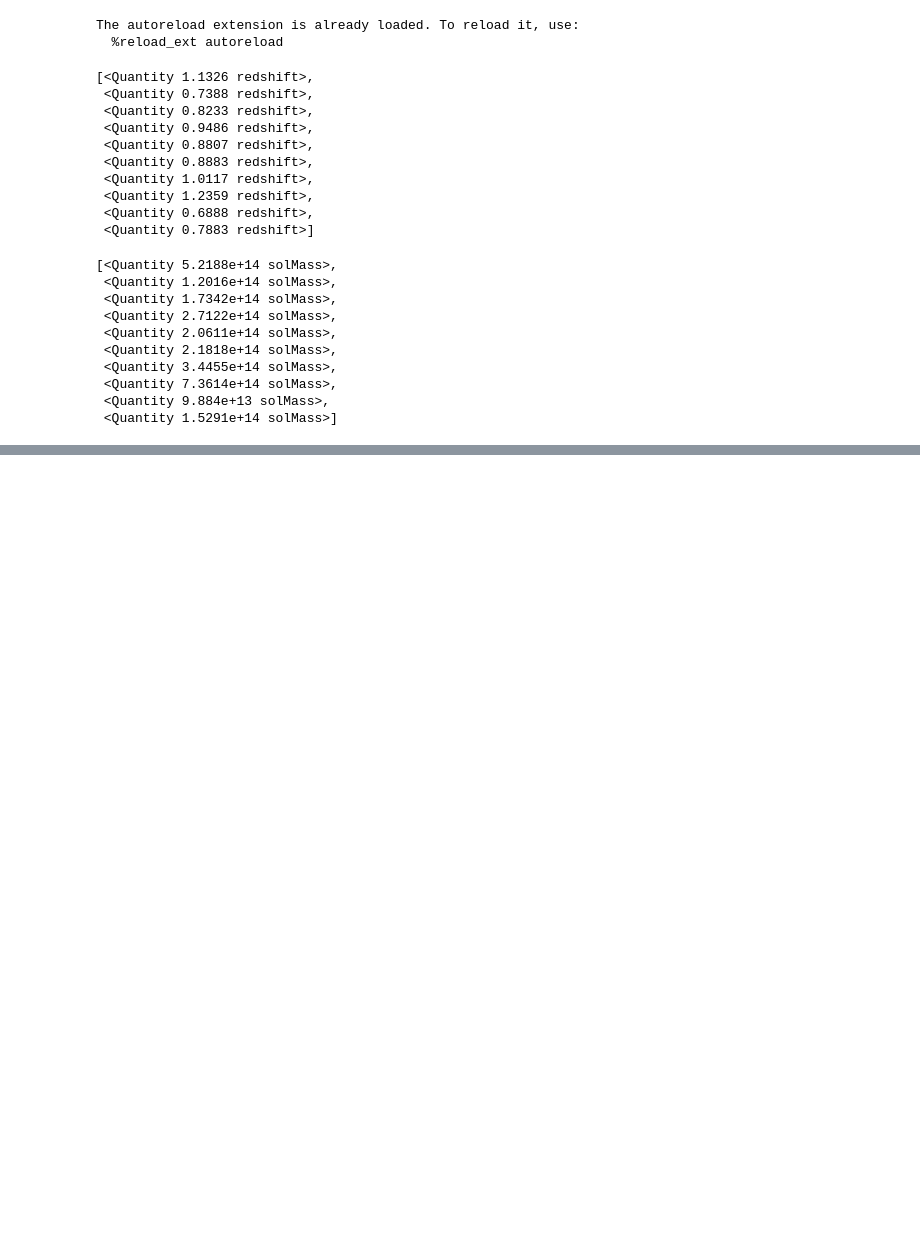
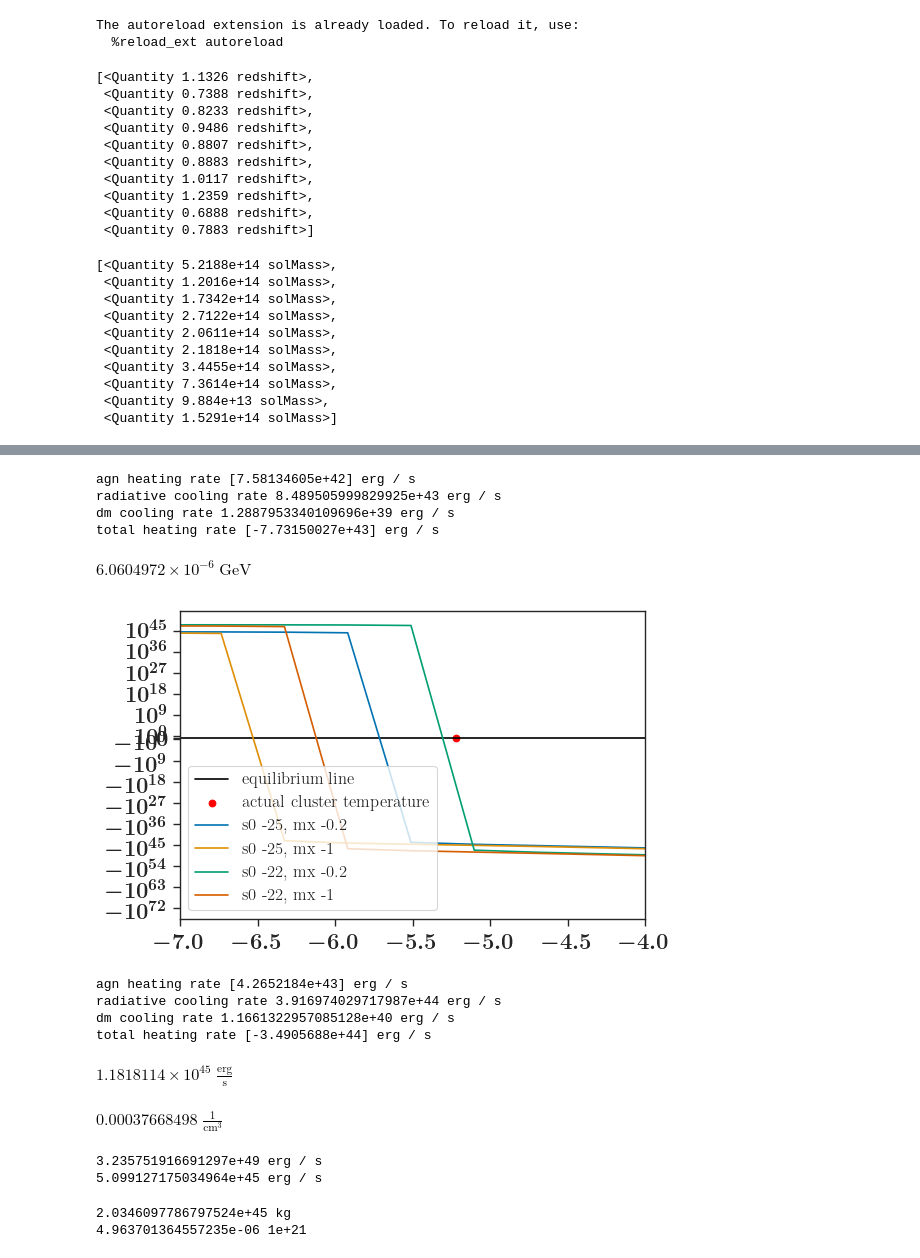
Before and after one commit to eleanorstuart/thermo-idm, a Jupyter notebook: mcmc_iqbal_agn.ipynb, the cells around one changed output, grey strips where cells are left out. Saved outputs shown, nothing was run; the diff lists cells and outputs as text; code cells hidden in the pictures; blank space fills up the shorter version.

```diff
--- a/mcmc_iqbal_agn.ipynb
+++ b/mcmc_iqbal_agn.ipynb
@@ -99,0 +74,75 @@ $[1 \times 10^{-5},~1.2045035 \times 10^{-5},~1.4508288 \times 10^{-5},~1.747528
+# %%
+cls=clusters[3]
+print('agn heating rate', cls.eff_agn_heating_rate)
+print('radiative cooling rate', cls.radiative_cooling_rate())
+s0=10**-30 *u.cm**2
+m_chi=10**-2 *u.GeV
+print('dm cooling rate', dm_cooling_rate(cls.baryon_temp, cls, s0, m_chi))
+
+print('total heating rate', cls.eff_agn_heating_rate
+      - cls.radiative_cooling_rate()
+      - dm_cooling_rate(cls.baryon_temp, cls, s0, m_chi))
+# %% [output]
+agn heating rate [7.58134605e+42] erg / s
+radiative cooling rate 8.489505999829925e+43 erg / s
+dm cooling rate 1.2887953340109696e+39 erg / s
+total heating rate [-7.73150027e+43] erg / s
+# %%
+log_Tbs=np.linspace(-10, 10)
+cls=clusters[7]
+
+plt.yscale('symlog')
+plt.xlim(-7,-4)
+
+plt.plot([-10,10], [0,0], color='black', label='equilibrium line')
+plt.scatter(np.log10(cls.baryon_temp.value),0, color='red', label='actual cluster temperature')
+#plt.plot(log_Tbs, equil(log_Tbs, cls, -25, -0.2), label='s0 -25, mx -0.2')
+#plt.plot(log_Tbs, equil(log_Tbs, cls, -25, -1), label='s0 -25, mx -1')
+plt.plot(log_Tbs, equil(log_Tbs, cls, -25, -0.2), label='s0 -25, mx -0.2')
+plt.plot(log_Tbs, equil(log_Tbs, cls, -25, -1), label='s0 -25, mx -1')
+plt.plot(log_Tbs, equil(log_Tbs, cls, -22, -0.2), label='s0 -22, mx -0.2')
+plt.plot(log_Tbs, equil(log_Tbs, cls, -22, -1), label='s0 -22, mx -1')
+
+
+plt.legend(loc='lower left')
+cls.baryon_temp
+# %% [output]
+$6.0604972 \times 10^{-6} \; \mathrm{GeV}$
+[figure, added]
+# %%
+cls=clusters[7]
+print('agn heating rate', cls.eff_agn_heating_rate)
+print('radiative cooling rate', cls.radiative_cooling_rate())
+s0=10**-30 *u.cm**2
+m_chi=10**-2 *u.GeV
+print('dm cooling rate', dm_cooling_rate(cls.baryon_temp, cls, s0, m_chi))
+
+print('total heating rate', cls.eff_agn_heating_rate
+      - cls.radiative_cooling_rate()
+      - dm_cooling_rate(cls.baryon_temp, cls, s0, m_chi))
+# %% [output]
+agn heating rate [4.2652184e+43] erg / s
+radiative cooling rate 3.916974029717987e+44 erg / s
+dm cooling rate 1.1661322957085128e+40 erg / s
+total heating rate [-3.4905688e+44] erg / s
+# %%
+clusters[7].L500.to(u.erg/u.s)
+# %% [output]
+$1.1818114 \times 10^{45} \; \mathrm{\frac{erg}{s}}$
+# %%
+clusters[7].n_e
+# %% [output]
+$0.00037668498 \; \mathrm{\frac{1}{cm^{3}}}$
+# %%
+#print(cls.bh_mass)
+print(((cls.bh_mass)/(10**9.5 * u.Msun) * 1e44 *u.erg/u.s).to(u.erg/u.s))
+print(cls.injected_energy(0.3))
+# %% [output]
+3.235751916691297e+49 erg / s
+5.099127175034964e+45 erg / s
+# %%
+print(cls.bh_mass)
+print((10**9.5 * (1.25*cls.m500)/(1e14*u.Msun))**1.5)
+# %% [output]
+2.0346097786797524e+45 kg
+4.963701364557235e-06 1e+21
```
Also changed, not shown: parts of 5 cells of this notebook, 4 other files.
